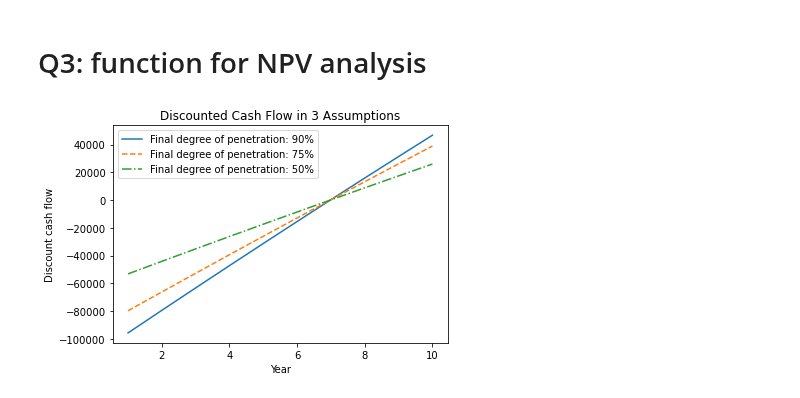
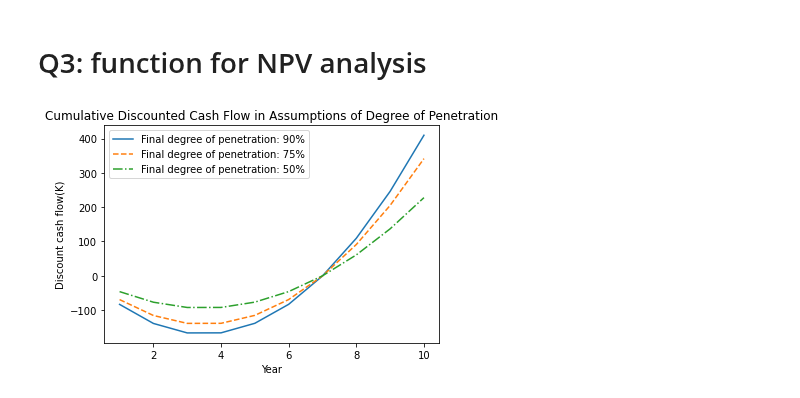
Before and after one commit to Lanottez/IC_BA_2020_BIA_A3, a Jupyter notebook: Project 2/Appendix_final.ipynb, the cells around one changed output. Drawn from its saved outputs; the diff is of its cells as text; code cells hidden in the pictures.

```diff
--- a/Project 2/Appendix_final.ipynb
+++ b/Project 2/Appendix_final.ipynb
@@ -803,11 +801,12 @@ Hourly_waterfall_graph_combined(1)
 # Q3: function for NPV analysis
 # %%
 total_number_household = 10385
+discount_rate = 0.25
 P1 = 56/1000
             # The unit is (GBP/KWh)
             # the wholesale price is the generator sells the energy in the general market (based on online data)
 
-P2 = 4 * 0.01 # The unit is (GBP/KWh)
+P2 = 0.05 # The unit is (GBP/KWh)
             # There is the gas price which the local residents are used for heating
             # https://www.thegreenage.co.uk/cheaper-heat-home-gas-electricity/
 P3 = 60/1000 # The unit is (GBP/KWh)
@@ -837,11 +836,11 @@ def return_degree_of_penetration(year_index,total_number_household,ideal_penetra
     cumulative_number_of_household = y_list[year_index]
     return percentage_degree,cumulative_number_of_household
 # %%
-def return_Net_Cash_flow_Kaluza(year_index,ideal_penetration):
+def return_Net_Cash_flow_Kaluza(year_index,ideal_penetration,total_number_household):
 
     percentage_degree,cumulative_number_of_household = return_degree_of_penetration(year_index,total_number_household,ideal_penetration)
 
-    monthly_saved_energy = saved_curtailmend_power_AF_monthly_Qian(percentage_degree).reset_index()
+    monthly_saved_energy = saved_curtailmend_power_AF_monthly_Qian(percentage_degree,total_number_household).reset_index()
     p_energy = monthly_saved_energy.saved_curtailment_kwh * ideal_penetration
     monthly_saved_energy['saved_curtailment_kwh'] = p_energy
     month = monthly_saved_energy.Month.unique()
@@ -860,8 +859,8 @@ def return_Net_Cash_flow_Kaluza(year_index,ideal_penetration):
     table_Q2['Revenue_Generator'] = table_Q2.apply(lambda row:return_Revenue_for_generator(row['n'],row['saved_curtailment_kwh'],row['P1(￡/KWh)']),axis=1)
     table_Q2['Loss_All_Household'] = table_Q2.apply(lambda row:return_Loss_for_all_household(row['saved_curtailment_kwh'],row['P3(￡/KWh)'],row['P2(￡/KWh)']),axis=1)
     table_Q2['Revenue_minus_Loss'] = table_Q2['Revenue_Generator'] + table_Q2['Loss_All_Household']
-    table_Q2['Net_Income_for_Generator'] = table_Q2['Revenue_minus_Loss']/5*1
-    table_Q2['Net_Income_for_Kaluza'] = table_Q2['Revenue_minus_Loss']/5*4
+    table_Q2['Net_Income_for_Generator'] = table_Q2['Revenue_minus_Loss']/10*1
+    table_Q2['Net_Income_for_Kaluza'] = table_Q2['Revenue_minus_Loss']/10*9
     table_Q2['Fixed_Cost_Kaluza'] = table_Q2['New_Installment']*100*1.2
     table_Q2['Variable_Cost_Kaluza'] = VC * table_Q2['n']
     table_Q2['Total_cost_Kaluza'] = table_Q2['Fixed_Cost_Kaluza'] + table_Q2['Variable_Cost_Kaluza']
@@ -876,10 +875,11 @@ def add_NPV(table):
     table['NPV'] = table['Discounted_cash_flow'].cumsum()
     return table
 # %%
-def return_yearly_revenue_based_on_ideal_pentration(ideal_pentration):
+def return_yearly_revenue_based_on_ideal_pentration(ideal_penetration,total_number_household):
     years_list = list(range(0,10))
-    total_cash_flow_list = [return_Net_Cash_flow_Kaluza(year_index,ideal_pentration) for year_index in years_list]
+    total_cash_flow_list = [return_Net_Cash_flow_Kaluza(year_index,ideal_penetration,total_number_household) for year_index in years_list]
     total_cash_flow_model = pd.concat(total_cash_flow_list).reset_index().drop(columns=['index','P1(￡/KWh)','P2(￡/KWh)','P3(￡/KWh)','FC(￡)','VC(￡)'])
     NPV_model = add_NPV(total_cash_flow_model)
     yearly_revenue = NPV_model.groupby(['year_index'])['Discounted_cash_flow'].sum()
-    return total_cash_flow_model,yearly_revenue,years_list
+    cumulative_cash_flow = yearly_revenue.cumsum()/1000
+    return total_cash_flow_model,cumulative_cash_flow,years_list
@@ -886,16 +919,17 @@ def return_yearly_revenue_based_on_ideal_pentration(ideal_pentration):
 # %%
-def plot_Discounted_Cash_Flow_in_3_Assumptions():
-    total_cash_flow_model_90,yearly_revenue_list_90,years_list = return_yearly_revenue_based_on_ideal_pentration(0.9)
-    total_cash_flow_model_75,yearly_revenue_list_75,years_list = return_yearly_revenue_based_on_ideal_pentration(0.75)
-    total_cash_flow_model_50,yearly_revenue_list_50,years_list = return_yearly_revenue_based_on_ideal_pentration(0.5)
+def plot_Discounted_Cash_Flow_in_3_degree_Assumptions():
+    total_cash_flow_model_90,cumulative_cash_flow_list_90,years_list = return_yearly_revenue_based_on_ideal_pentration(0.9,total_number_household)
+    total_cash_flow_model_75,cumulative_cash_flow_list_75,years_list = return_yearly_revenue_based_on_ideal_pentration(0.75,total_number_household)
+    total_cash_flow_model_50,cumulative_cash_flow_list_50,years_list = return_yearly_revenue_based_on_ideal_pentration(0.5,total_number_household)
     years_list_updated = [years + 1 for years in years_list]
-    plt.plot(years_list_updated,yearly_revenue_list_90,'-',label='Final degree of penetration: 90%')
-    plt.plot(years_list_updated,yearly_revenue_list_75,'--',label='Final degree of penetration: 75%')
-    plt.plot(years_list_updated,yearly_revenue_list_50,'-.',label='Final degree of penetration: 50%')
+    plt.plot(years_list_updated,cumulative_cash_flow_list_90,'-',label='Final degree of penetration: 90%')
+    plt.plot(years_list_updated,cumulative_cash_flow_list_75,'--',label='Final degree of penetration: 75%')
+    plt.plot(years_list_updated,cumulative_cash_flow_list_50,'-.',label='Final degree of penetration: 50%')
     plt.xlabel('Year')
-    plt.ylabel('Discount cash flow')
+    plt.ylabel('Discount cash flow(K)')
     plt.legend()
-    plt.title("Discounted Cash Flow in 3 Assumptions")
-plot_Discounted_Cash_Flow_in_3_Assumptions()
+    plt.title("Cumulative Discounted Cash Flow in Assumptions of Degree of Penetration")
-# %% [output]
-[figure, removed]
+# %%
+plot_Discounted_Cash_Flow_in_3_degree_Assumptions()
+# %% [output]
+[figure, added]
```
Also changed, not shown: parts of 7 cells of this notebook.
